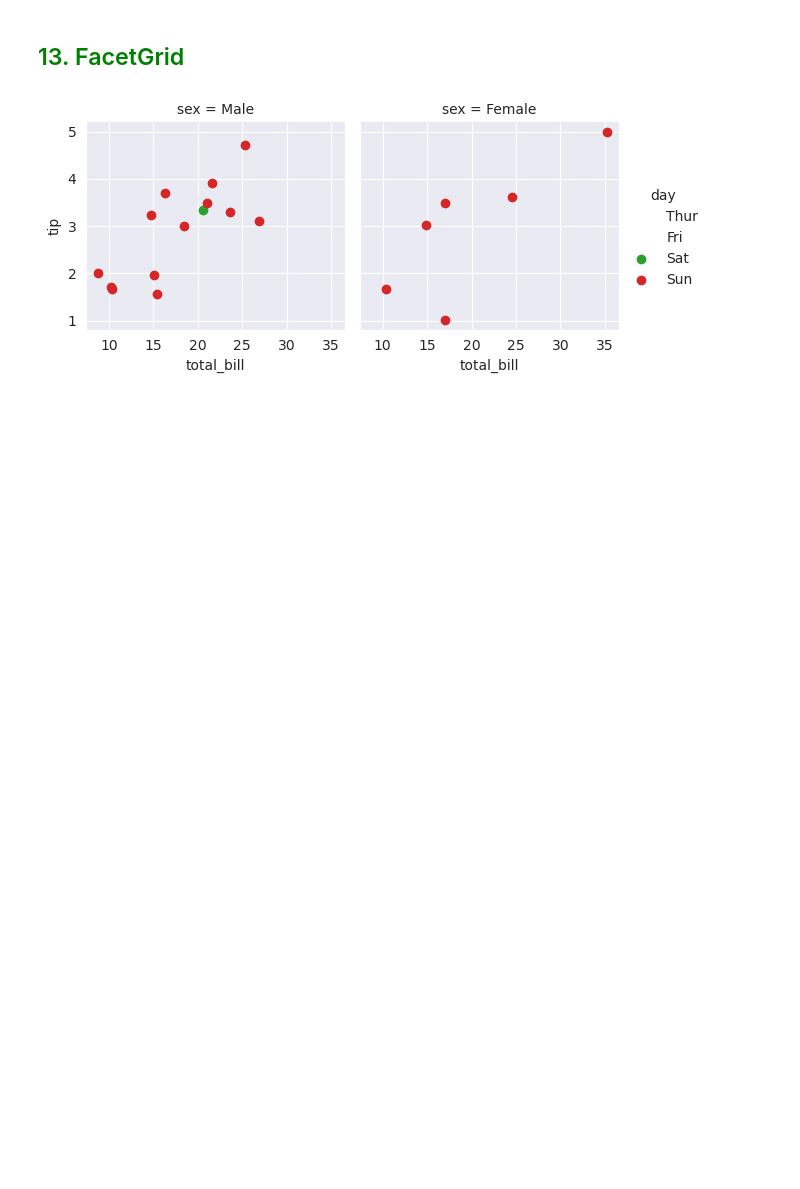
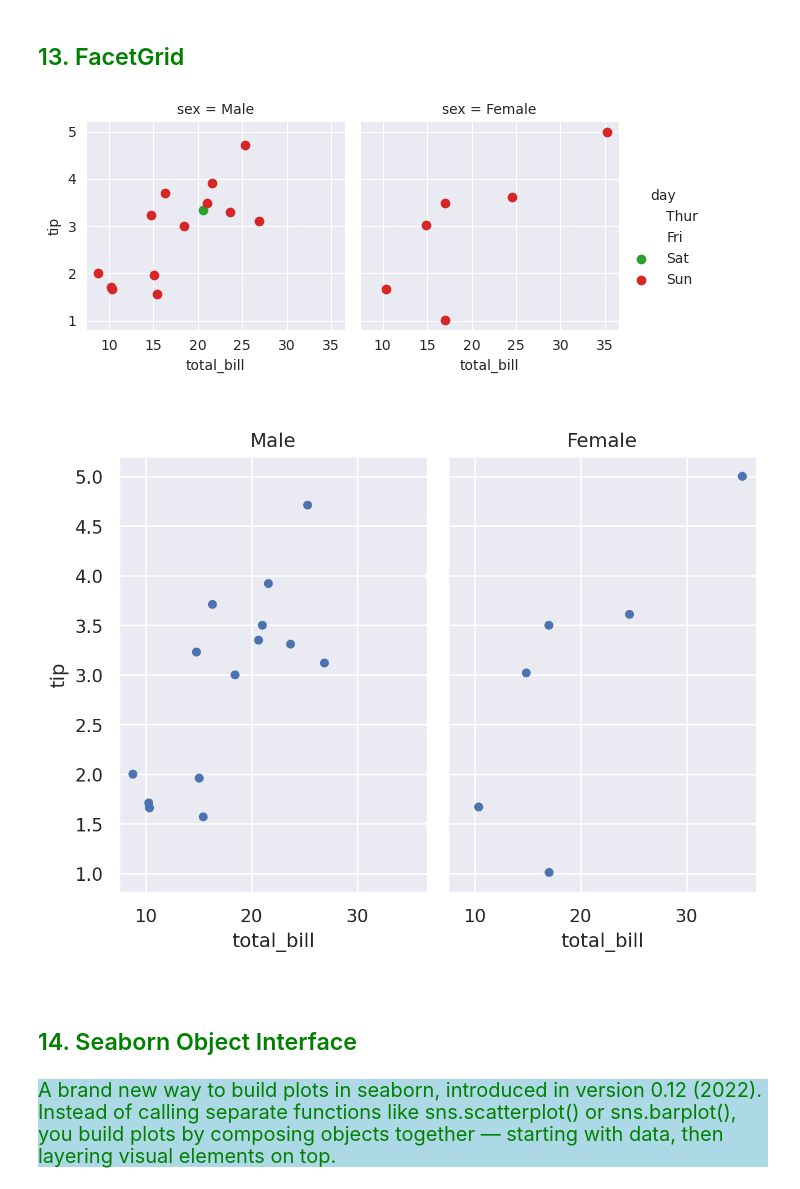
Before and after one commit to Kartika-Nidhi/Libraries_for_DS, a Jupyter notebook: Seaborn.ipynb, the cells around one changed output. Cells and saved outputs as stored; diff of their text form; code cells hidden in the pictures; blank space fills up the shorter version.

Commit message:
Added seaborn object interface in seaborn notes

```diff
--- a/Seaborn.ipynb
+++ b/Seaborn.ipynb
@@ -351,3 +351,18 @@ fig.map(plt.scatter, 'total_bill','tip').add_legend()
 plt.show()
 # %% [output]
 [figure]
+# %% [markdown]
+<div>
+# %%
+so.Plot(data, x = 'total_bill', y = 'tip').add(so.Dot(pointsize = 5)).facet('sex')
+#preferred for multiplots, compared to normal seaborn facetgrid
+# %% [output]
+[figure, added]
+# %% [markdown]
+<div>
+# %% [markdown]
+<h2 style = "color:green">14. Seaborn Object Interface
+# %% [markdown]
+
+<div style = "background-color:lightblue; color:green; font-size:20px">
+A brand new way to build plots in seaborn, introduced in version 0.12 (2022). Instead of calling separate functions like sns.scatterplot() or sns.barplot(), you build plots by composing objects together — starting with data, then layering visual elements on top.</div>
```
Also changed, not shown: parts of 3 cells of this notebook.
